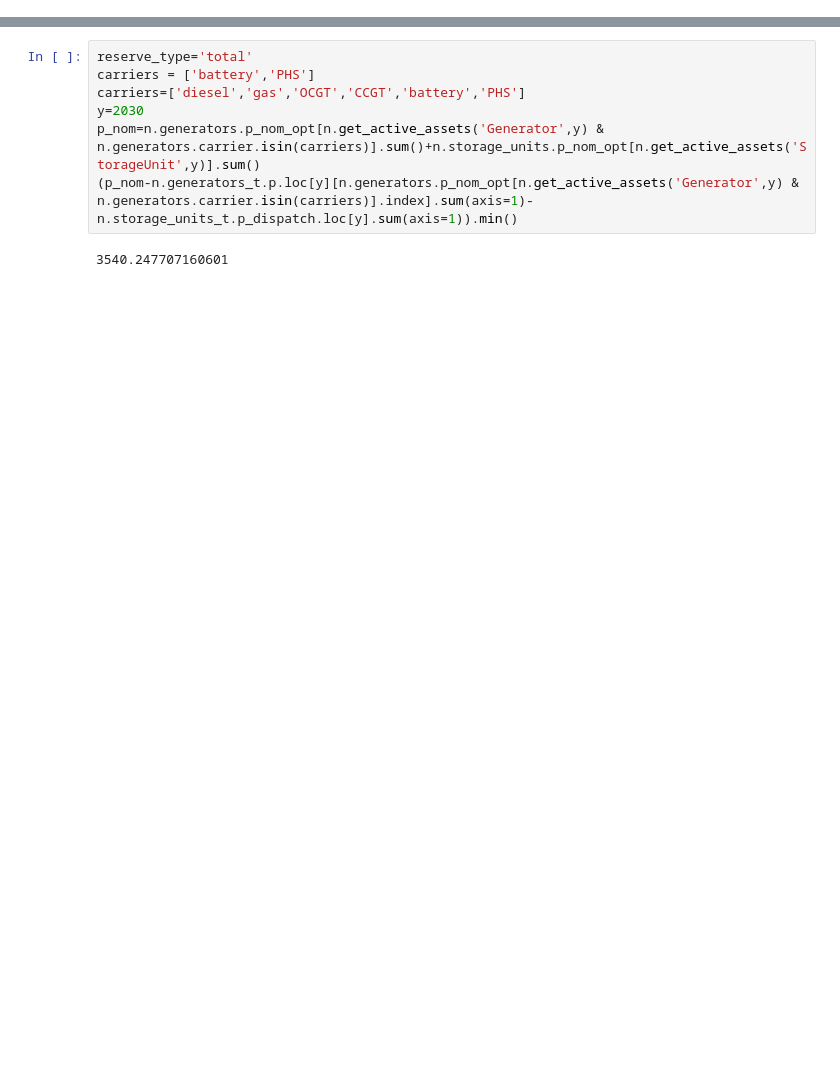
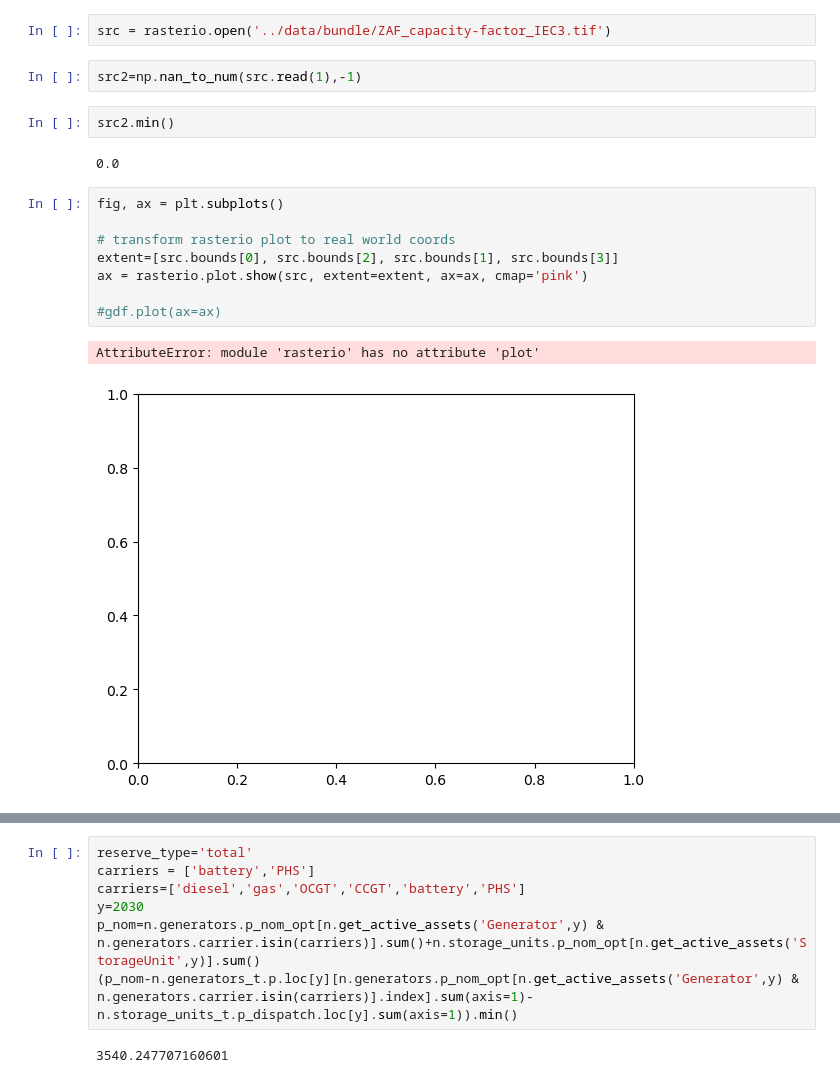
Before and after one commit to PyPSA/pypsa-za, a Jupyter notebook: notebooks/general_playground.ipynb, the cells around one changed output, grey strips where cells are left out. Drawn from its saved outputs; the diff is of its cells as text; blank space fills up the shorter version.

```diff
--- a/notebooks/general_playground.ipynb
+++ b/notebooks/general_playground.ipynb
@@ -12,0 +108,19 @@ from pypsa.descriptors import get_switchable_as_dense as get_as_dense
+# %%
+src = rasterio.open('../data/bundle/ZAF_capacity-factor_IEC3.tif')
+# %%
+src2=np.nan_to_num(src.read(1),-1)
+# %%
+src2.min()
+# %% [output]
+0.0
+# %%
+fig, ax = plt.subplots()
+
+# transform rasterio plot to real world coords
+extent=[src.bounds[0], src.bounds[2], src.bounds[1], src.bounds[3]]
+ax = rasterio.plot.show(src, extent=extent, ax=ax, cmap='pink')
+
+#gdf.plot(ax=ax)
+# %% [output]
+AttributeError: module 'rasterio' has no attribute 'plot'
+[figure, added]
```
Also changed, not shown: parts of 40 cells of this notebook, 17 other files.
